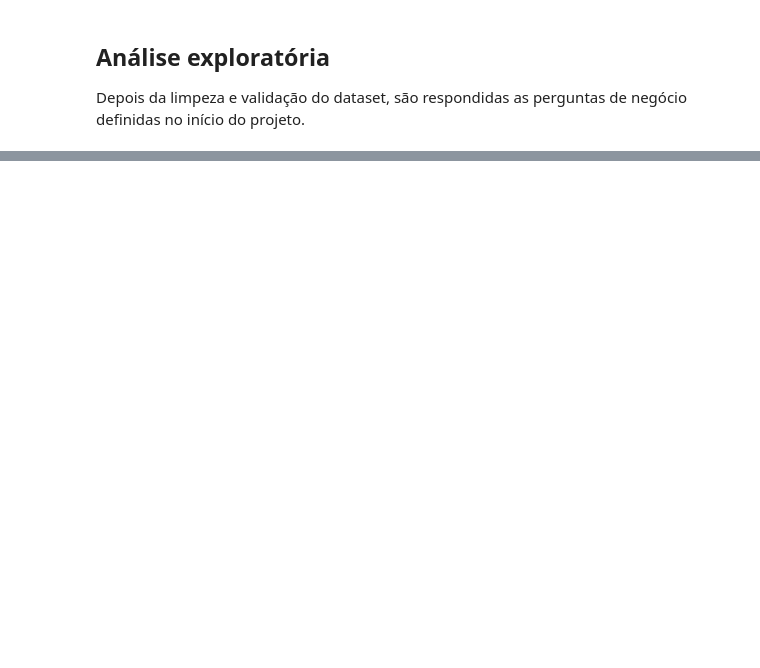
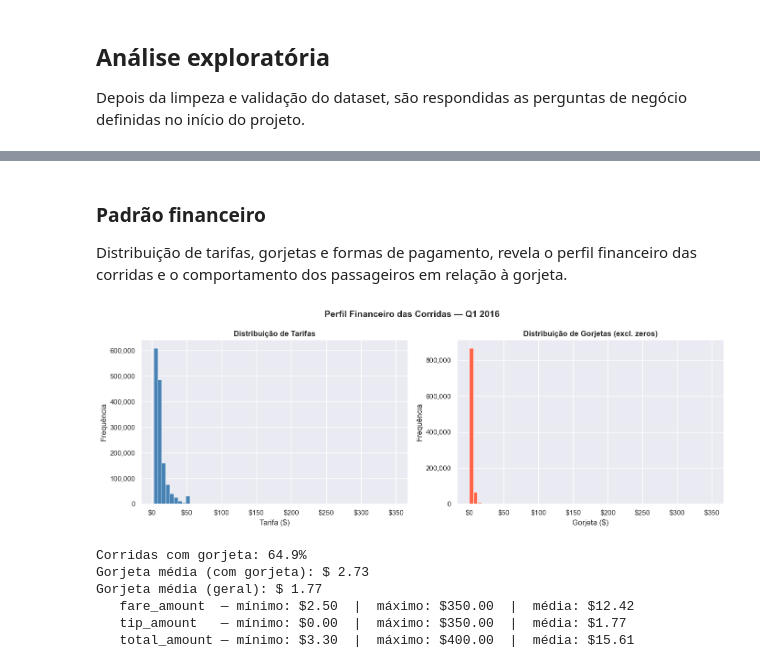
Before and after one commit to raquelpfm/nyc-taxi-analysis, a Jupyter notebook: notebooks/nyc_taxi.ipynb, the cells around one changed output, grey strips where cells are left out. Drawn from its saved outputs; the diff is of its cells as text; code cells hidden in the pictures; blank space fills up the shorter version.

```diff
--- a/notebooks/nyc_taxi.ipynb
+++ b/notebooks/nyc_taxi.ipynb
@@ -436,0 +599,44 @@ Dataset limpo carregado
+# %% [markdown]
+### Padrão financeiro
+
+Distribuição de tarifas, gorjetas e formas de pagamento, revela o perfil financeiro das corridas e o comportamento dos passageiros em relação à gorjeta.
+# %%
+fig, axes = plt.subplots(1, 2, figsize=(14, 5))
+
+axes[0].hist(df['fare_amount'], bins=60, color='steelblue',
+             edgecolor='white', linewidth=0.5)
+axes[0].set_title('Distribuição de Tarifas', fontweight='bold')
+axes[0].set_xlabel('Tarifa ($)')
+axes[0].set_ylabel('Frequência')
+axes[0].xaxis.set_major_formatter(mticker.FuncFormatter(lambda x, _: f'${x:.0f}'))
+axes[0].yaxis.set_major_formatter(mticker.FuncFormatter(lambda x, _: f'{x:,.0f}'))
+
+axes[1].hist(df['tip_amount'][df['tip_amount'] > 0], bins=60, color='tomato',
+             edgecolor='white', linewidth=0.5)
+axes[1].set_title('Distribuição de Gorjetas (excl. zeros)', fontweight='bold')
+axes[1].set_xlabel('Gorjeta ($)')
+axes[1].set_ylabel('Frequência')
+axes[1].xaxis.set_major_formatter(mticker.FuncFormatter(lambda x, _: f'${x:.0f}'))
+axes[1].yaxis.set_major_formatter(mticker.FuncFormatter(lambda x, _: f'{x:,.0f}'))
+
+plt.suptitle('Perfil Financeiro das Corridas — Q1 2016',
+             fontsize=14, fontweight='bold')
+plt.tight_layout()
+plt.show()
+
+pct_gorjeta = (df['tip_amount'] > 0).sum() / len(df) * 100
+print(f"Corridas com gorjeta: {pct_gorjeta:.1f}%")
+print(f"Gorjeta média (com gorjeta): $ {df[df['tip_amount']>0]['tip_amount'].mean():.2f}")
+print(f"Gorjeta média (geral): $ {df['tip_amount'].mean():.2f}")
+
+print(f"   fare_amount  — mínimo: ${df['fare_amount'].min():.2f}  |  máximo: ${df['fare_amount'].max():.2f}  |  média: ${df['fare_amount'].mean():.2f}")
+print(f"   tip_amount   — mínimo: ${df['tip_amount'].min():.2f}  |  máximo: ${df['tip_amount'].max():.2f}  |  média: ${df['tip_amount'].mean():.2f}")
+print(f"   total_amount — mínimo: ${df['total_amount'].min():.2f}  |  máximo: ${df['total_amount'].max():.2f}  |  média: ${df['total_amount'].mean():.2f}")
+# %% [output]
+[figure, added]
+Corridas com gorjeta: 64.9%
+Gorjeta média (com gorjeta): $ 2.73
+Gorjeta média (geral): $ 1.77
+   fare_amount  — mínimo: $2.50  |  máximo: $350.00  |  média: $12.42
+   tip_amount   — mínimo: $0.00  |  máximo: $350.00  |  média: $1.77
+   total_amount — mínimo: $3.30  |  máximo: $400.00  |  média: $15.61
```
Also changed, not shown: parts of 22 cells of this notebook, 1 other file.
